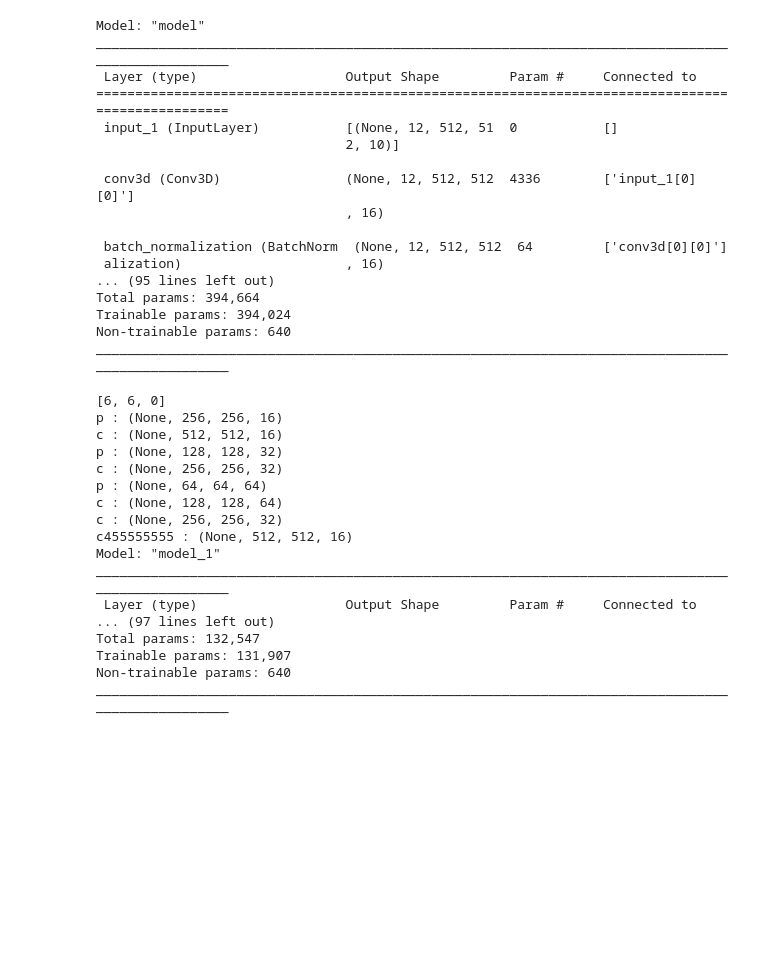
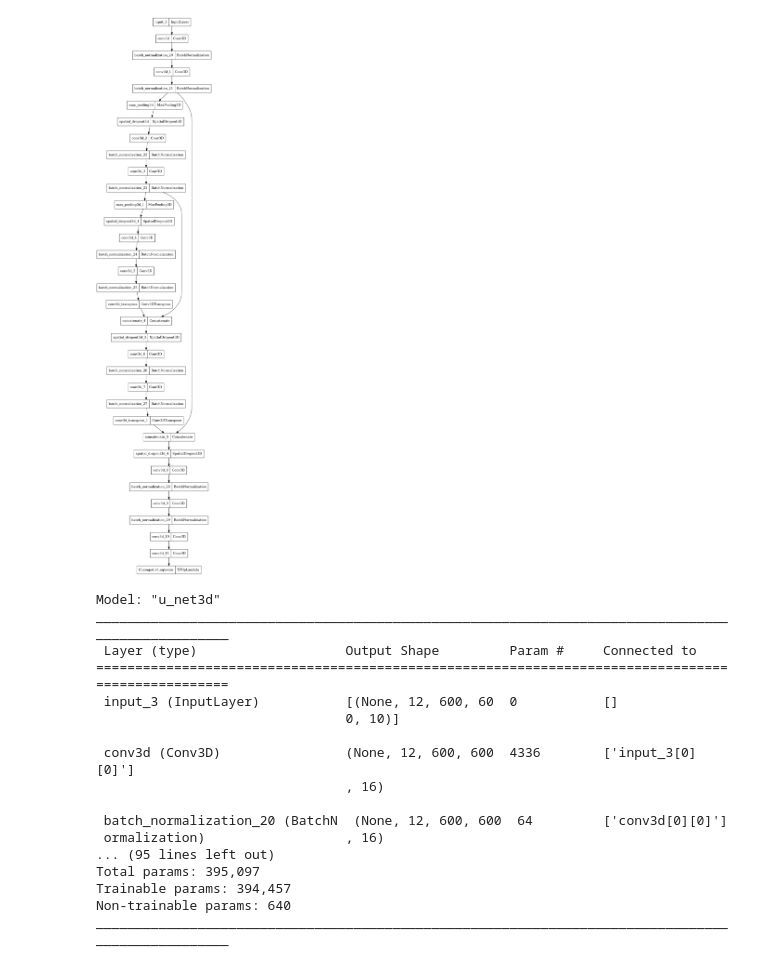
Before and after one commit to tesselo/alquimodelia, a Jupyter notebook: Model class shop.ipynb, the cells around one changed output. Cells and saved outputs as stored; diff of their text form; code cells hidden in the pictures; blank space fills up the shorter version.

```diff
--- a/Model class shop.ipynb
+++ b/Model class shop.ipynb
@@ -140,49 +98,42 @@ To enable them in other operations, rebuild TensorFlow with the appropriate comp
+# %%
+UNet3D_model = UNet3D(
+        n_filters=16,
+        number_of_conv_layers=None,
+        kernel_size=3,
+        batchnorm=True,
+        padding_style="same",
+        activation="relu",
+        kernel_initializer="he_normal",
+        timesteps=12,
+        width=600,
+        height=600,
+        padding=None,
+        num_bands=10,
+        num_classes=4,
+        activation_final=None,
+        data_format="channels_last",
+)
+# %%
+plot_model(UNet3D_model)
+# %% [output]
+[figure, added]
 # %%
-UNET_3D_model.summary()
+UNet3D_model.summary()
 # %% [output]
-Model: "model"
+Model: "u_net3d"
 __________________________________________________________________________________________________
  Layer (type)                   Output Shape         Param #     Connected to
 ==================================================================================================
- input_1 (InputLayer)           [(None, 12, 512, 51  0           []
-                                2, 10)]
+ input_3 (InputLayer)           [(None, 12, 600, 60  0           []
+                                0, 10)]
 
- conv3d (Conv3D)                (None, 12, 512, 512  4336        ['input_1[0][0]']
+ conv3d (Conv3D)                (None, 12, 600, 600  4336        ['input_3[0][0]']
                                 , 16)
 
- batch_normalization (BatchNorm  (None, 12, 512, 512  64         ['conv3d[0][0]']
- alization)                     , 16)
+ batch_normalization_20 (BatchN  (None, 12, 600, 600  64         ['conv3d[0][0]']
+ ormalization)                  , 16)
 ... (95 lines left out)
-Total params: 394,664
-Trainable params: 394,024
+Total params: 395,097
+Trainable params: 394,457
 Non-trainable params: 640
 __________________________________________________________________________________________________
-# %%
-UNET_2D_model = alqm.ModelMagia('2D_UNET',
-    timesteps=12,
-    width=512,
-    height=512,
-    padding=0,
-    num_bands=10,
-    num_classes=3,
-    activation_final=None)
-UNET_2D_model = UNET_2D_model.unet()
-UNET_2D_model.summary()
-# %% [output]
-[6, 6, 0]
-p : (None, 256, 256, 16)
-c : (None, 512, 512, 16)
-p : (None, 128, 128, 32)
-c : (None, 256, 256, 32)
-p : (None, 64, 64, 64)
-c : (None, 128, 128, 64)
-c : (None, 256, 256, 32)
-c455555555 : (None, 512, 512, 16)
-Model: "model_1"
-__________________________________________________________________________________________________
- Layer (type)                   Output Shape         Param #     Connected to
-... (97 lines left out)
-Total params: 132,547
-Trainable params: 131,907
-Non-trainable params: 640
-__________________________________________________________________________________________________
```
Also changed, not shown: parts of 14 cells of this notebook, 2 other files.
